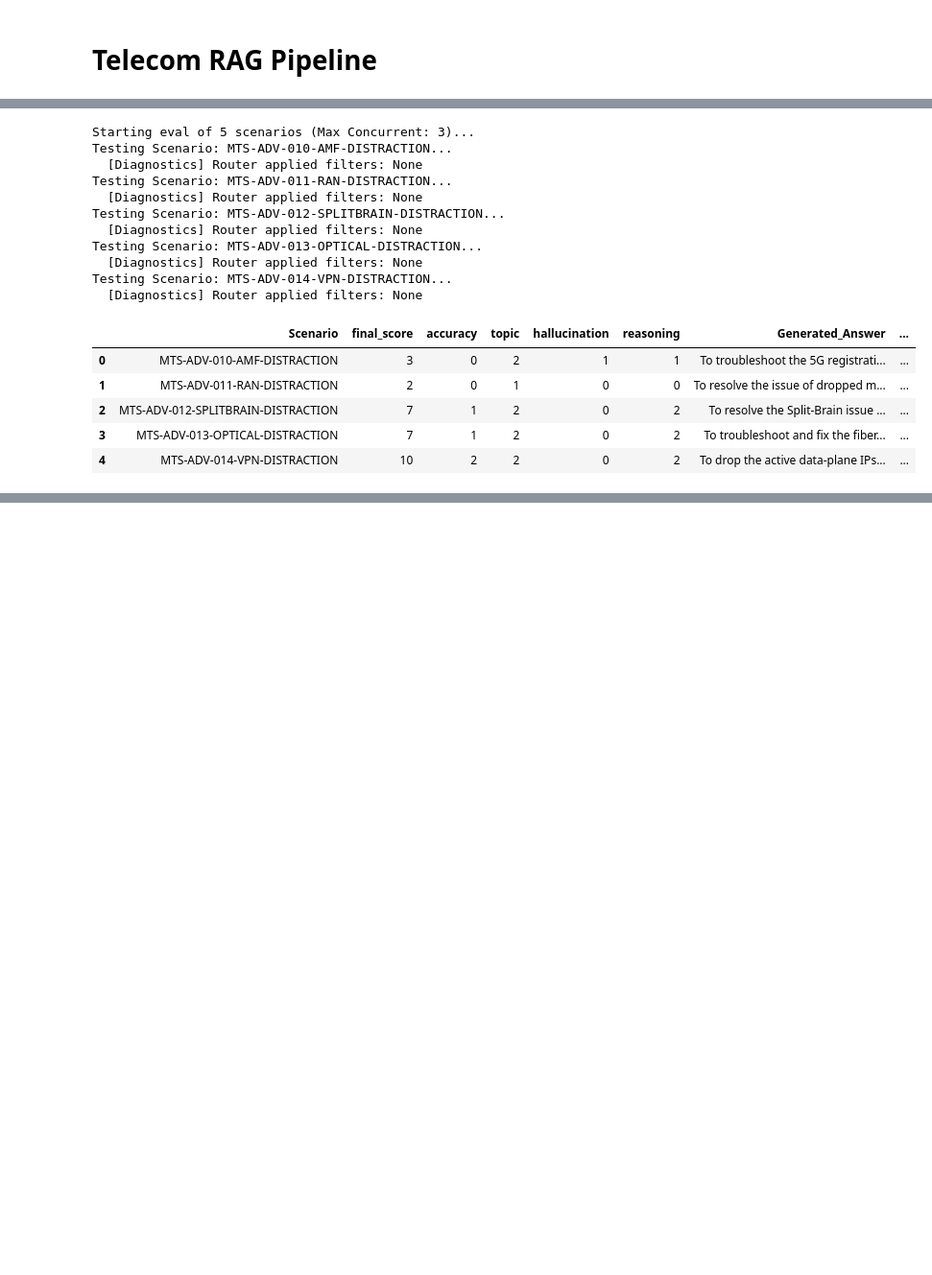
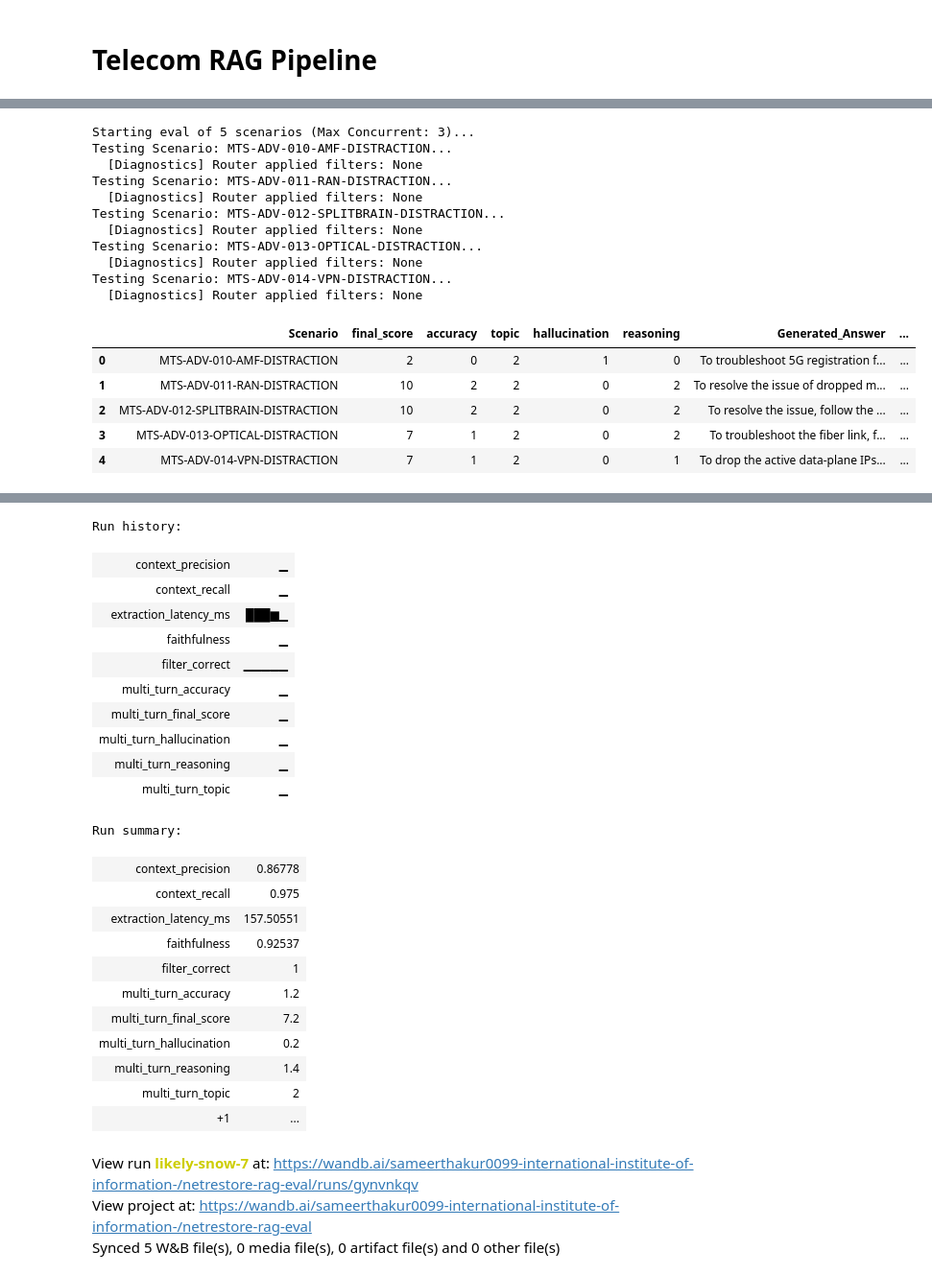
Before and after one commit to swarnendu-sekhar-das/Telecom_ProceduralQA_RAG, a Jupyter notebook: NLP_Telecom_QA_RAG.ipynb, the cells around one changed output, grey strips where cells are left out. Shown at 96% size. Cells and saved outputs as stored; diff of their text form; code cells hidden in the pictures; blank space fills up the shorter version.

```diff
--- a/NLP_Telecom_QA_RAG.ipynb
+++ b/NLP_Telecom_QA_RAG.ipynb
@@ -266,6 +280,12 @@ device_gliner = 'cpu'
 
 # Load the model weights and move to CPU
 ner_model = GLiNER.from_pretrained("urchade/gliner_small-v2.1").to(device_gliner)
+
+def check_heuristic_negation(query, entity_start):
+    negation_tokens = ["ignore", "skip", "not", "exclude", "except"]
+    preceding_words = query[:entity_start].lower().strip().split()
+    last_words = preceding_words[-4:]
+    return any(tok in last_words for tok in negation_tokens)
 
 def extract_metadata_gliner(query):
     """Extracts vendor and severity dynamically without an external API."""
@@ -296,12 +316,16 @@ def extract_metadata_gliner(query):
     for ent in entities:
         text_val = ent["text"].lower()
         label = ent["label"]
+        start_idx = ent["start"]
 
         # Clean and normalize the extracted text to match ChromaDB metadata
         if label == "telecom vendor":
             for key, exact_vendor in VENDOR_MAP.items():
                 if key in text_val:
-                    filters["vendor"] = exact_vendor
+                    if check_heuristic_negation(query, start_idx):
+                        filters["vendor"] = {"$ne": exact_vendor}
+                    else:
+                        filters["vendor"] = exact_vendor
                     break
         elif label == "severity level":
             for s in ["critical", "major", "minor", "warning"]:
@@ -339,11 +365,12 @@ async def process_query(query, history=None):
     if history is None: history = []
 
     # Phase 3: Extract Metadata Filters using Local GLiNER
-    chroma_filters = extract_metadata_gliner(query)
+    clean_query = query
+    chroma_filters = extract_metadata_gliner(clean_query)
     print(f"  [Diagnostics] Router applied filters: {chroma_filters}")
 
     # Dense Retrieval
-    query_emb = embedding_func.encode([f"Represent this sentence for searching relevant passages: {query}"], normalize_embeddings=True).tolist()
+    query_emb = embedding_func.encode([f"Represent this sentence for searching relevant passages: {clean_query}"], normalize_embeddings=True).tolist()
 
     dense_res = collection.query(
         query_embeddings=query_emb,
@@ -357,7 +384,7 @@ async def process_query(query, history=None):
     dense_hits = {id: score for id, score in zip(dense_res['ids'][0], dense_res['distances'][0])}
 
     # Sparse Retrieval (BM25)
-    tokenized_query = simple_tokenize(query)
+    tokenized_query = simple_tokenize(clean_query)
     sparse_scores = bm25.get_scores(tokenized_query)
     top_sparse_indices = np.argsort(sparse_scores)[-10:][::-1]
 
@@ -372,7 +399,7 @@ async def process_query(query, history=None):
         doc_id = batch_ids[idx]
         fusion_scores[doc_id] = fusion_scores.get(doc_id, 0) + 1 / (k + rank + 1)
 
-    sorted_candidates = sorted(fusion_scores.items(), key=lambda x: x[1], reverse=True)[:5]
+    sorted_candidates = sorted(fusion_scores.items(), key=lambda x: x[1], reverse=True)[:10]
     top_ids = [doc_id for doc_id, _ in sorted_candidates]
 
     # Fetch FULL JSON from decoupled SQLite storage
@@ -389,7 +416,7 @@ async def process_query(query, history=None):
     ranked_final = sorted(list(zip(candidate_docs, scores)), key=lambda x: x[1], reverse=True)
 
     # Phase 1: Expanded Context Window (Taking Top 7 instead of Top 3)
-    final_sops = [doc for doc, score in ranked_final][:7]
+    final_sops = [doc for doc, score in ranked_final][:5]
 
     # Format Context for Operational Safety
     context_blocks = []
@@ -1121,35 +1262,44 @@ async def evaluate_rag_pipeline(max_concurrent=3):
     llm = init_llm()
     print(f"Starting eval of {len(multi_turn_tests)} scenarios (Max Concurrent: {max_concurrent})...")
 
     # Use a semaphore to prevent crashing vLLM or hitting Gemini limits
     semaphore = asyncio.Semaphore(max_concurrent)
 
     tasks = [process_case(llm, t, semaphore) for t in multi_turn_tests]
     results = await asyncio.gather(*tasks)
 
     # Reorder columns for readability
     df = pd.DataFrame(results)
     cols = ['Scenario', 'final_score', 'accuracy', 'topic', 'hallucination', 'reasoning', 'Generated_Answer', 'step_by_step_analysis']
     return df[cols]
 
 # Execute
 df_multi_turn_eval = await evaluate_rag_pipeline(max_concurrent=3)
 display(df_multi_turn_eval)
+
+wandb.log({
+    'multi_turn_final_score': df_multi_turn_eval['final_score'].mean(),
+    'multi_turn_accuracy': df_multi_turn_eval['accuracy'].mean(),
+    'multi_turn_topic': df_multi_turn_eval['topic'].mean(),
+    'multi_turn_hallucination': df_multi_turn_eval['hallucination'].mean(),
+    'multi_turn_reasoning': df_multi_turn_eval['reasoning'].mean()
+})
+wandb.finish()
 # %% [output]
 Starting eval of 5 scenarios (Max Concurrent: 3)...
 Testing Scenario: MTS-ADV-010-AMF-DISTRACTION...
   [Diagnostics] Router applied filters: None
 Testing Scenario: MTS-ADV-011-RAN-DISTRACTION...
   [Diagnostics] Router applied filters: None
 Testing Scenario: MTS-ADV-012-SPLITBRAIN-DISTRACTION...
   [Diagnostics] Router applied filters: None
 Testing Scenario: MTS-ADV-013-OPTICAL-DISTRACTION...
   [Diagnostics] Router applied filters: None
 Testing Scenario: MTS-ADV-014-VPN-DISTRACTION...
   [Diagnostics] Router applied filters: None
 |  | Scenario | final_score | accuracy | topic | hallucination | reasoning | Generated_Answer | ... |
-| 0 | MTS-ADV-010-AMF-DISTRACTION | 3 | 0 | 2 | 1 | 1 | To troubleshoot the 5G registrati... | ... |
-| 1 | MTS-ADV-011-RAN-DISTRACTION | 2 | 0 | 1 | 0 | 0 | To resolve the issue of dropped m... | ... |
-| 2 | MTS-ADV-012-SPLITBRAIN-DISTRACTION | 7 | 1 | 2 | 0 | 2 | To resolve the Split-Brain issue ... | ... |
-| 3 | MTS-ADV-013-OPTICAL-DISTRACTION | 7 | 1 | 2 | 0 | 2 | To troubleshoot and fix the fiber... | ... |
-| 4 | MTS-ADV-014-VPN-DISTRACTION | 10 | 2 | 2 | 0 | 2 | To drop the active data-plane IPs... | ... |
+| 0 | MTS-ADV-010-AMF-DISTRACTION | 2 | 0 | 2 | 1 | 0 | To troubleshoot 5G registration f... | ... |
+| 1 | MTS-ADV-011-RAN-DISTRACTION | 10 | 2 | 2 | 0 | 2 | To resolve the issue of dropped m... | ... |
+| 2 | MTS-ADV-012-SPLITBRAIN-DISTRACTION | 10 | 2 | 2 | 0 | 2 | To resolve the issue, follow the ... | ... |
+| 3 | MTS-ADV-013-OPTICAL-DISTRACTION | 7 | 1 | 2 | 0 | 2 | To troubleshoot the fiber link, f... | ... |
+| 4 | MTS-ADV-014-VPN-DISTRACTION | 7 | 1 | 2 | 0 | 1 | To drop the active data-plane IPs... | ... |
@@ -1155,0 +1307,26 @@ Testing Scenario: MTS-ADV-014-VPN-DISTRACTION...
+Run history:
+| context_precision | ▁ |
+| context_recall | ▁ |
+| extraction_latency_ms | ███▆▁ |
+| faithfulness | ▁ |
+| filter_correct | ▁▁▁▁▁ |
+| multi_turn_accuracy | ▁ |
+| multi_turn_final_score | ▁ |
+| multi_turn_hallucination | ▁ |
+| multi_turn_reasoning | ▁ |
+| multi_turn_topic | ▁ |
+Run summary:
+| context_precision | 0.86778 |
+| context_recall | 0.975 |
+| extraction_latency_ms | 157.50551 |
+| faithfulness | 0.92537 |
+| filter_correct | 1 |
+| multi_turn_accuracy | 1.2 |
+| multi_turn_final_score | 7.2 |
+| multi_turn_hallucination | 0.2 |
+| multi_turn_reasoning | 1.4 |
+| multi_turn_topic | 2 |
+| +1 | ... |
+View run likely-snow-7 at: https://wandb.ai/sameerthakur0099-international-institute-of-information-/netrestore-rag-eval/runs/gynvnkqv
+View project at: https://wandb.ai/sameerthakur0099-international-institute-of-information-/netrestore-rag-eval
+Synced 5 W&B file(s), 0 media file(s), 0 artifact file(s) and 0 other file(s)
```
Also changed, not shown: parts of 14 cells of this notebook.
